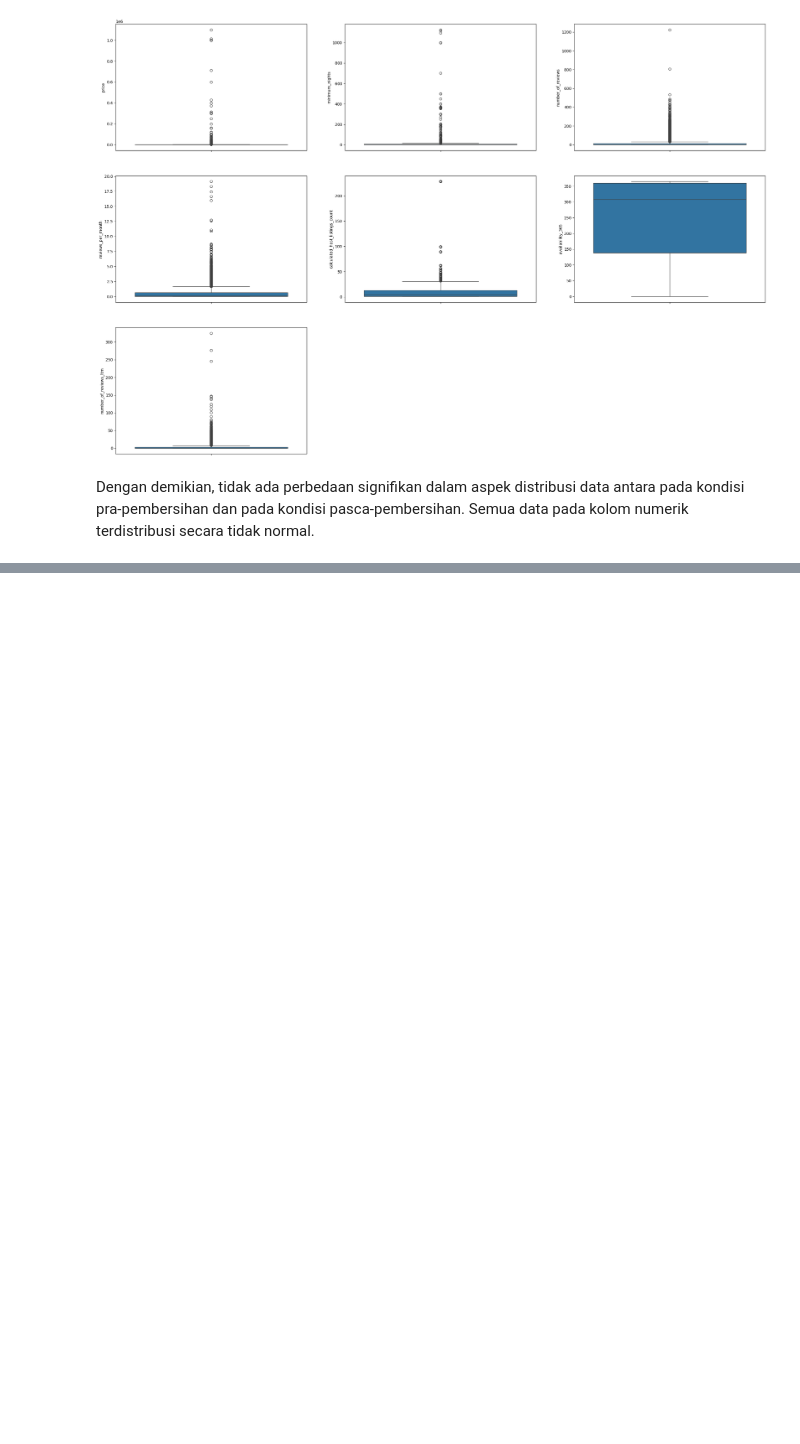
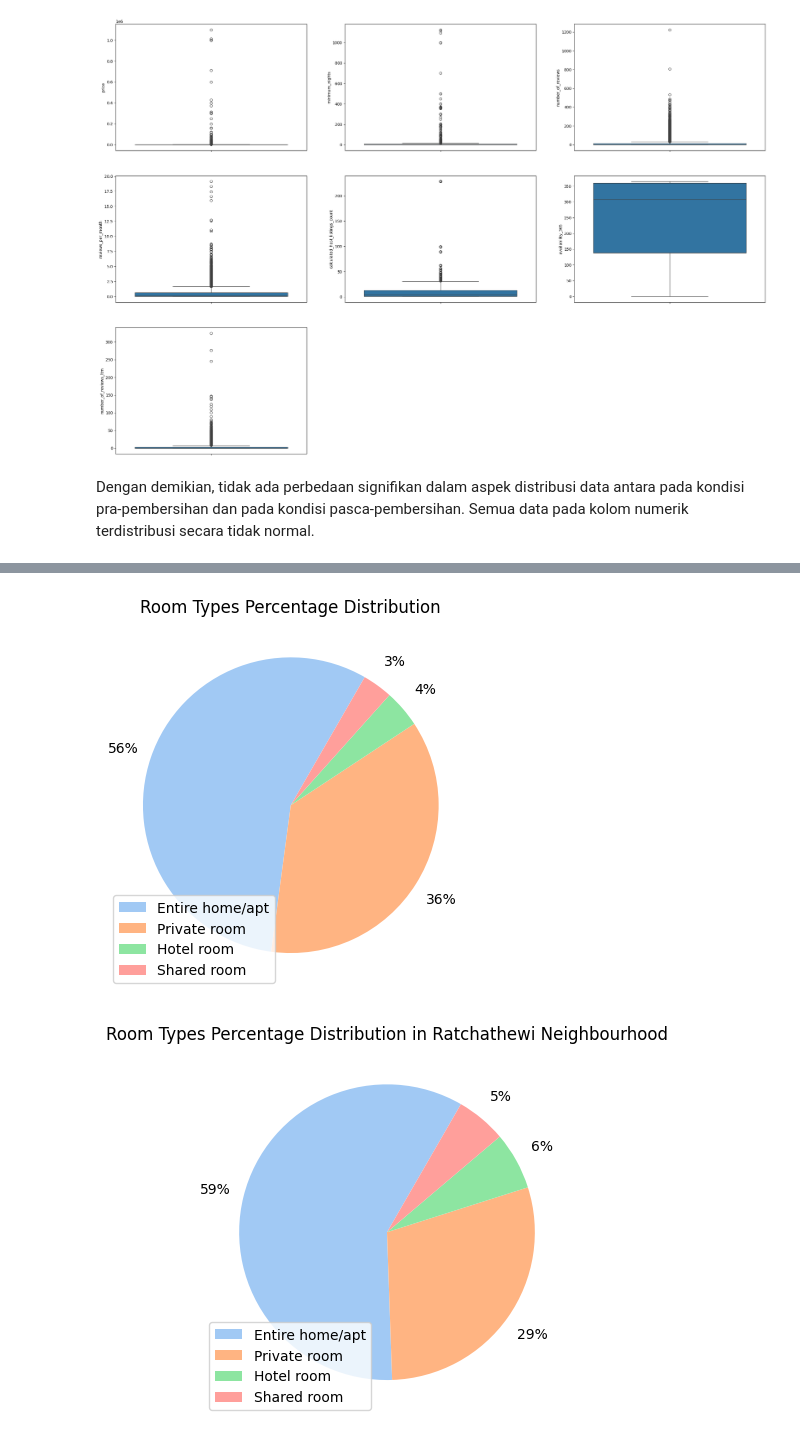
Before and after one commit to mrarvandy/capstone-project-module-2-jcdsol-016, a Jupyter notebook: data-analysis.ipynb, the cells around one changed output, grey strips where cells are left out. Cells and saved outputs as stored; diff of their text form; code cells hidden in the pictures; blank space fills up the shorter version.

```diff
--- a/data-analysis.ipynb
+++ b/data-analysis.ipynb
@@ -910,0 +999,25 @@ Dengan demikian, tidak ada perbedaan signifikan dalam aspek distribusi data anta
+# %%
+df_room_type = df['room_type'].value_counts().reset_index()
+df_room_type['percentage'] = round(df_room_type['count'] / df_room_type['count'].sum() * 100, 2)
+
+colors = sns.color_palette('pastel')[0:4]
+plt.pie(df_room_type['count'], colors = colors, startangle = 60, autopct = '%.0f%%', pctdistance = 1.2)
+plt.title('Room Types Percentage Distribution')
+plt.legend(labels = df_room_type['room_type'], loc = 3)
+plt.show()
+
+neighbourhoodList = df['neighbourhood'].unique().tolist()
+samplerIndexList = default_rng().choice(len(neighbourhoodList), size = 5, replace = False).tolist()
+
+for i in range(len(samplerIndexList)):
+    df_room_type_sub = df[df['neighbourhood'] == neighbourhoodList[i]]['room_type'].value_counts().reset_index()
+    df_room_type_sub['percentage'] = round(df_room_type_sub['count'] / df_room_type_sub['count'].sum() * 100, 2)
+
+    colors = sns.color_palette('pastel')[0:4]
+    plt.pie(df_room_type_sub['count'], colors = colors, startangle = 60, autopct = '%.0f%%', pctdistance = 1.2)
+    plt.title(f'Room Types Percentage Distribution in {neighbourhoodList[i]} Neighbourhood')
+    plt.legend(labels = df_room_type_sub['room_type'], loc = 3)
+    plt.show()
+# %% [output]
+[figure, added]
+[figure, added]
```
Also changed, not shown: parts of 29 cells of this notebook, 1 other file.
